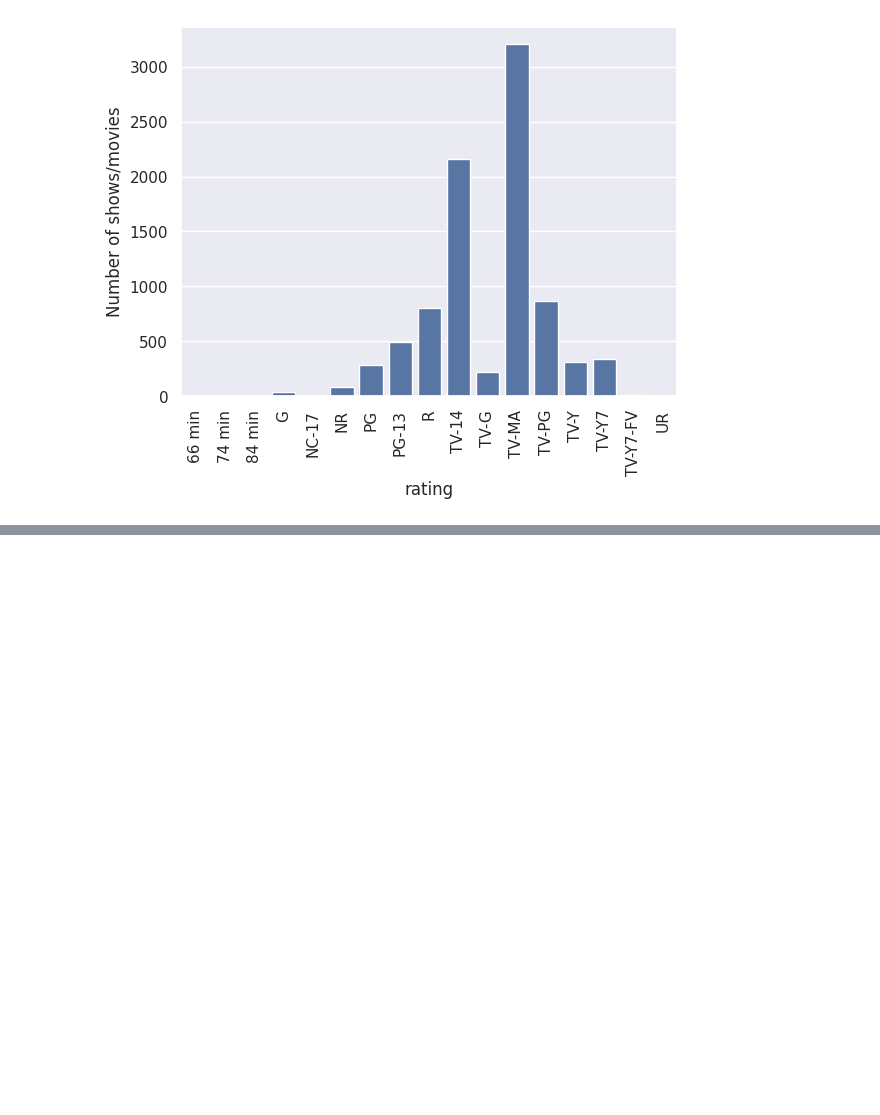
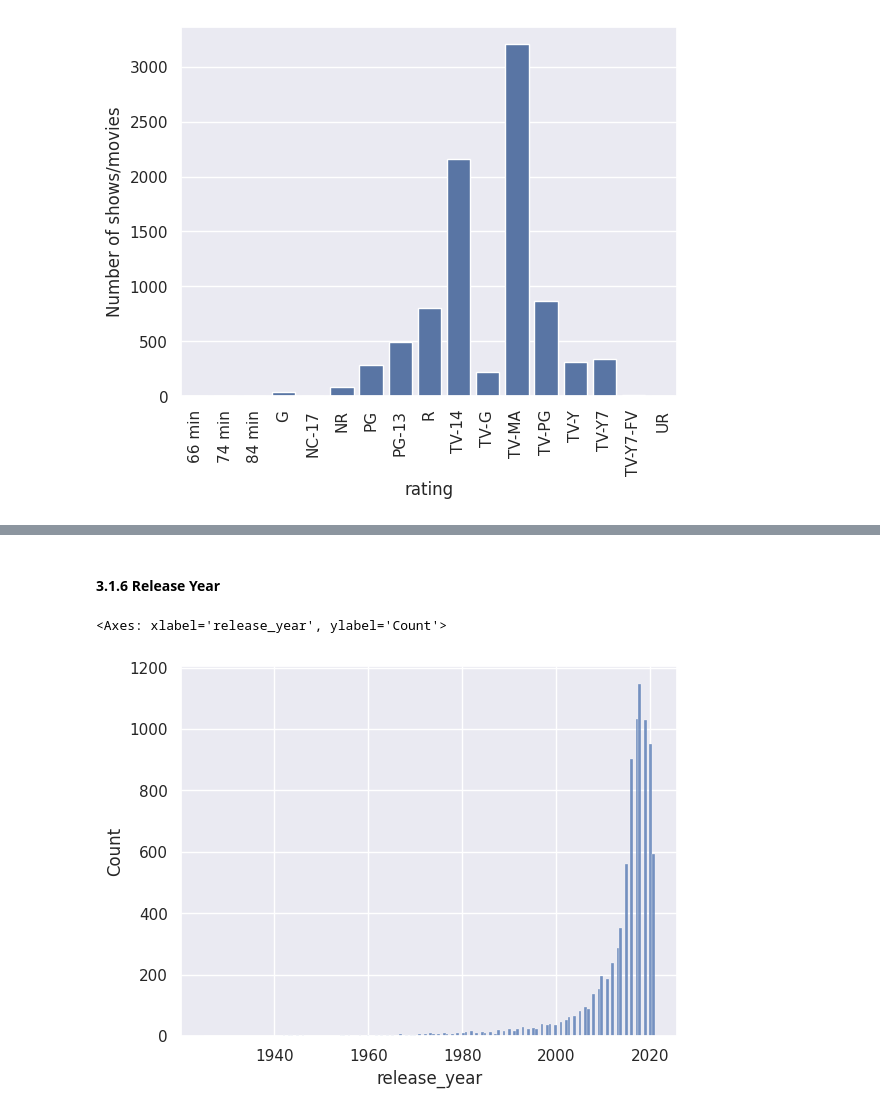
Before and after one commit to ravikumargrk/assignments, a Jupyter notebook: case-studies/20250201-DataCleaning.ipynb, the cells around one changed output, grey strips where cells are left out. Saved outputs shown, nothing was run; the diff lists cells and outputs as text; code cells hidden in the pictures; blank space fills up the shorter version.

```diff
--- a/case-studies/20250201-DataCleaning.ipynb
+++ b/case-studies/20250201-DataCleaning.ipynb
@@ -221,0 +222,7 @@ plt.show()
+# %% [markdown]
+#### 3.1.6 Release Year
+# %%
+sns.histplot(df_cast['release_year'])
+# %% [output]
+<Axes: xlabel='release_year', ylabel='Count'>
+[figure, added]
```
Also changed, not shown: parts of 16 cells of this notebook.
